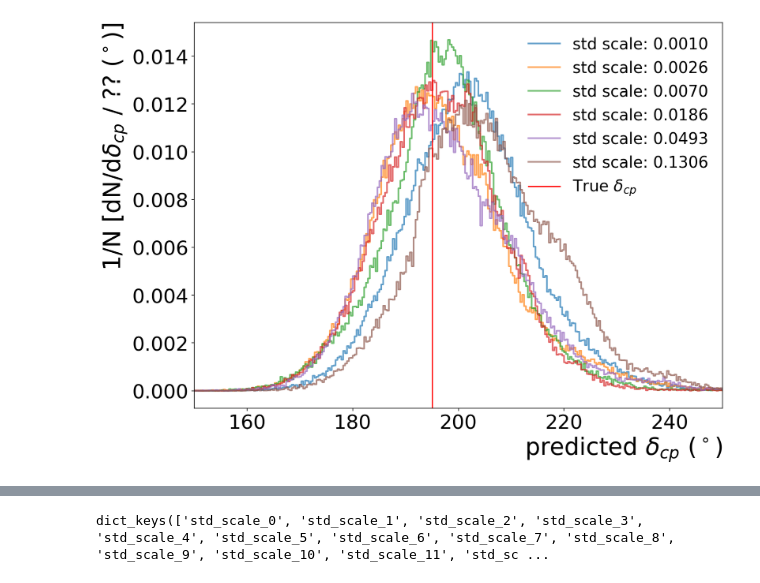
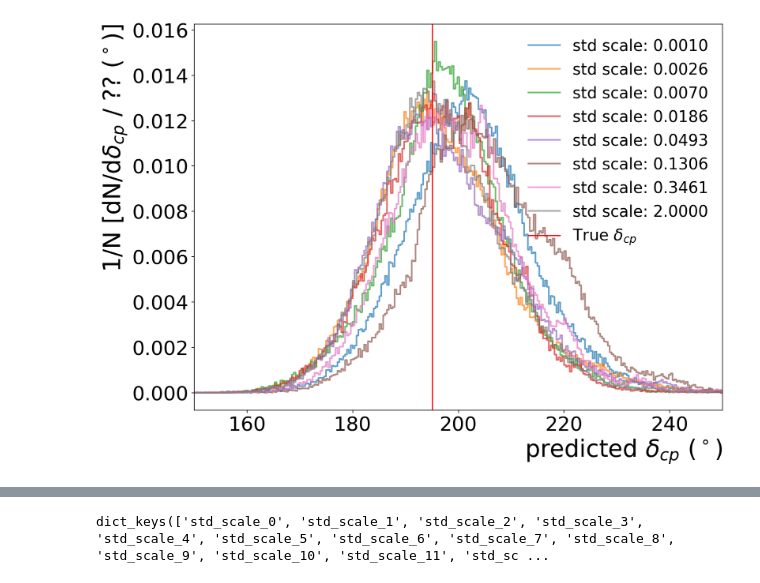
Before and after one commit to davidho27941/ML4NO, a Jupyter notebook: Regression_std_Study/contour_to_5GeV_e_only.ipynb, the cells around one changed output, grey strips where cells are left out. Drawn from its saved outputs; the diff is of its cells as text; code cells hidden in the pictures.

```diff
--- a/Regression_std_Study/contour_to_5GeV_e_only.ipynb
+++ b/Regression_std_Study/contour_to_5GeV_e_only.ipynb
@@ -78,7 +78,7 @@ experiment = "dune"
 
 model_theta23 = { }
 model_delta = { }
-scale_range = range(0, 40, 1)[:27]
+scale_range = range(0, 40, 1)
 
 for i in scale_range:
     model_theta23.update({"std_scale_"+str(i): 0})
@@ -371,7 +371,7 @@ Wall time: 504 ms
 fig, ax = plt.subplots(1,1, figsize=(12,9))
 
 # for i in scale_range[0,5,10,15,20,25,39]:
-for i in [0,5,10,15,20,25]:
+for i in [0,5,10,15,20,25,30,39]:
     hist, bins = theta23_resolution["std_scale_"+str(i)]["hist"], bins_theta23
 
     plt.step(bins[:-1],
@@ -405,32 +405,32 @@ Wall time: 477 ms
 # %%
 %%time
 fig, ax = plt.subplots(1,1, figsize=(12,9))
 
 # for i in scale_range[0,5,10,15,20,25,39]:
-for i in [0,5,10,15,20,25]:
+for i in [0,5,10,15,20,25,30,39]:
     hist, bins = delta_resolution["std_scale_"+str(i)]["hist"], bins_delta
     plt.step(bins[:-1],
              hist.astype(np.float32) / hist.sum() ,
     #          hist.astype(np.float32) ,
              where='mid',
              linewidth=2,
              alpha=0.7,
              label="std scale: {:.4f}".format(np.logspace(-3, np.log10(2), 40)[i])
             )
 
 plt.axvline(x=195.00 , color='r', linestyle='-', label="True $\delta_{cp}$")
 
 ax.tick_params(axis='x', labelsize=25)
 ax.tick_params(axis='y', labelsize=25)
 plt.xlim((150,250))
 # plt.ylim((0., 0.18))
 plt.xlabel("predicted $\delta_{cp}$ ($^\circ$)", fontsize=30,horizontalalignment='right',x=1)
 plt.ylabel("1/N [dN/d$\delta_{cp}$ / ?? ($^\circ$)]", fontsize=30, horizontalalignment='right',y=1)
 
 plt.legend(loc="best",ncol=1,fontsize=20, edgecolor = "w",fancybox=False, framealpha=0)
 
 
 
 plt.show()
 # %% [output]
-[figure, old version]
+[figure, new version]
```
Also changed, not shown: parts of 13 cells of this notebook.
